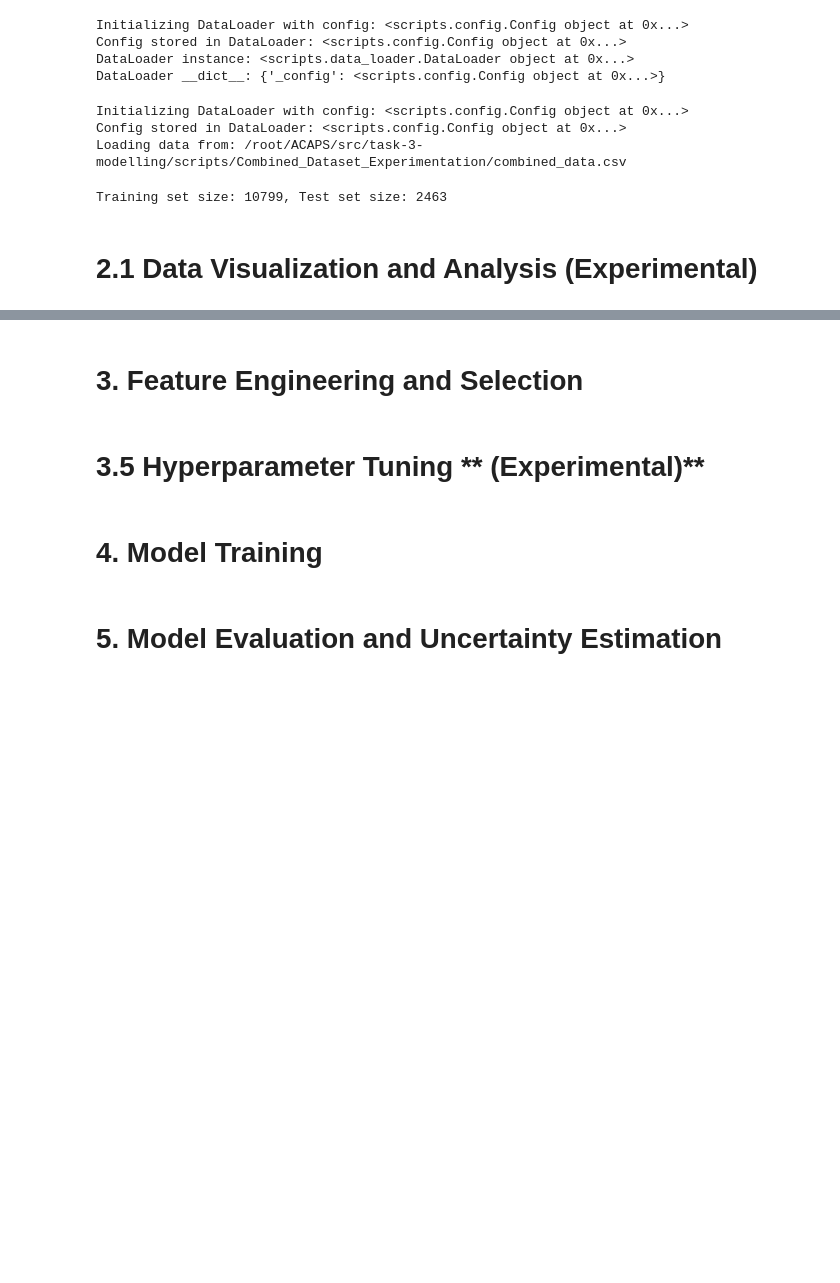
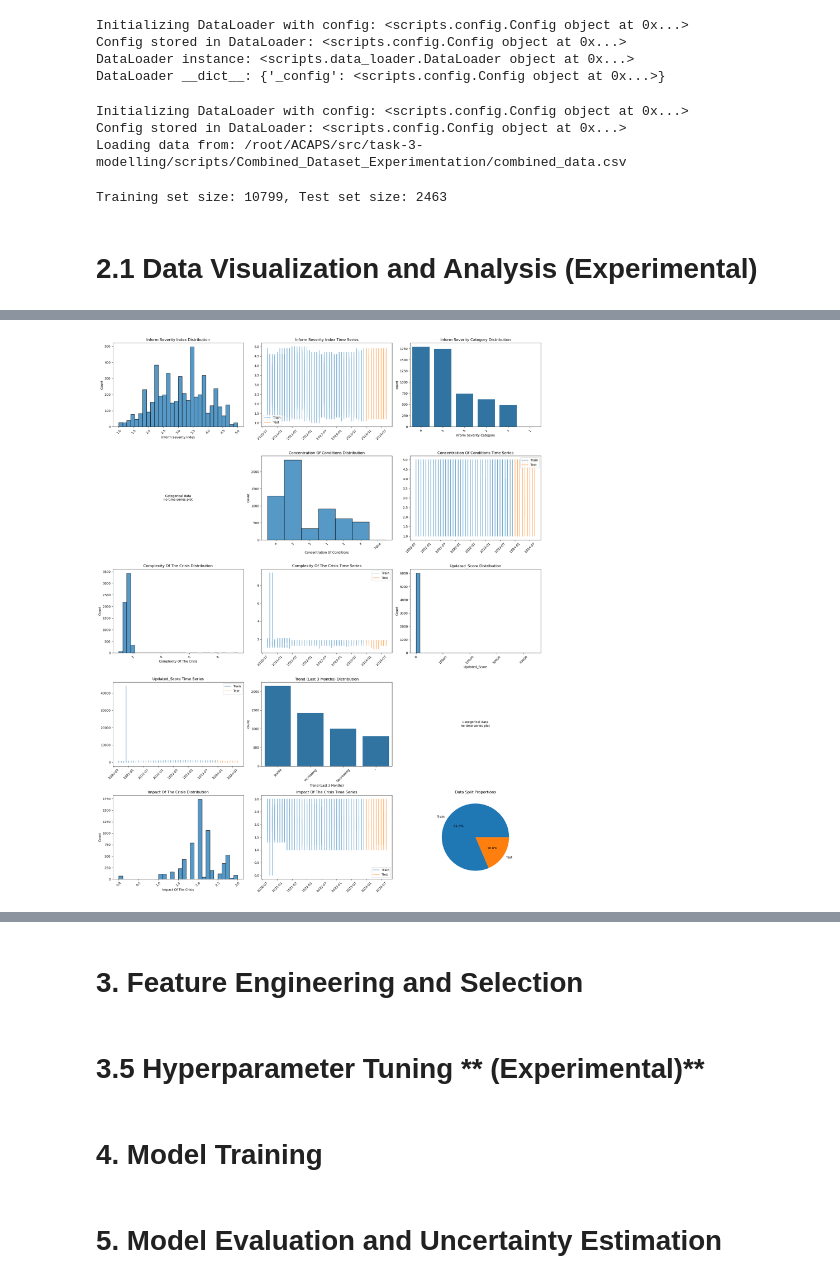
Before and after one commit to kinsDev/Early-Warning-System, a Jupyter notebook: src/task-3-modelling/notebooks/model_training_pipeline.ipynb, the cells around one changed output, grey strips where cells are left out. Cells and saved outputs as stored; diff of their text form; code cells hidden in the pictures; blank space fills up the shorter version.

Commit message:
Data Visualization and Analysis

```diff
--- a/src/task-3-modelling/notebooks/model_training_pipeline.ipynb
+++ b/src/task-3-modelling/notebooks/model_training_pipeline.ipynb
@@ -96,0 +128,12 @@ Training set size: 10799, Test set size: 2463
+# %%
+# Check data types for each target
+for target, specs in config.targets.items():
+    print(f"\nTarget: {target}")
+    for col in specs['columns']:
+        print(f"\nColumn: {col}")
+        print("Data type:", train_df[col].dtype)
+        print("Sample values:", train_df[col].head())
+        print("Number of unique values:", train_df[col].nunique())
+        print("Sample of unique values:", train_df[col].unique()[:5])  # Show first 5 unique values
+        print("Value counts:\n", train_df[col].value_counts().head())  # Show top 5 most common values with their counts
+        print("-" * 50)
@@ -97,36 +158,80 @@ Training set size: 10799, Test set size: 2463
 # %%
- def visualize_batch_data(train_df, test_df, config):
-    plt.figure(figsize=(15, 10))
+def visualize_batch_data(train_df, test_df, config):
+    # Create copies of the dataframes to avoid SettingWithCopyWarning
+    train_df = train_df.copy()
+    test_df = test_df.copy()
 
-    # Plot distribution of target variables
+    total_plots = sum(len(specs['columns']) * 2 for _, specs in config.targets.items()) + 1
+    rows = (total_plots + 2) // 3
+    cols = 3
+
+    plt.figure(figsize=(20, 5*rows))
+    subplot_idx = 1
+
     for target, specs in config.targets.items():
-        plt.subplot(2, 2, 1)
-        sns.histplot(data=train_df[specs['columns']], bins=30)
-        plt.title(f'{target} Distribution in Training Data')
+        for col in specs['columns']:
+            # Convert string numbers to float where applicable
+            if col in ['Inform Severity Index', 'Impact Of The Crisis']:
+                train_df.loc[:, col] = pd.to_numeric(train_df[col], errors='coerce')
+                test_df.loc[:, col] = pd.to_numeric(test_df[col], errors='coerce')
 
-        # Time series plot
-        plt.subplot(2, 2, 2)
-        plt.plot(train_df['date'], train_df[specs['columns']], label='Train')
-        plt.plot(test_df['date'], test_df[specs['columns']], label='Test')
-        plt.title(f'{target} Time Series Split')
-        plt.legend()
+            # Distribution plot
+            plt.subplot(rows, cols, subplot_idx)
+            if col in ['Trend (Last 3 Months)', 'Inform Severity Category']:
+                # Categorical plots
+                sns.countplot(data=train_df, x=col, order=train_df[col].value_counts().index)
+                plt.xticks(rotation=45)
+            else:
+                # Numerical plots
+                sns.histplot(train_df[col].dropna(), bins=30)
+            plt.title(f'{col} Distribution')
+            plt.xticks(rotation=45)
+            subplot_idx += 1
 
-    # Feature correlations
-    plt.subplot(2, 2, 3)
-    feature_corr = train_df[list(config.feature_groups.values())[0]].corr()
-    sns.heatmap(feature_corr, cmap='coolwarm')
-    plt.title('Feature Correlations')
+            # Time series plot
+            plt.subplot(rows, cols, subplot_idx)
+            if col in ['Trend (Last 3 Months)', 'Inform Severity Category']:
+                # Skip time series for categorical data
+                plt.text(0.5, 0.5, 'Categorical data\nno time series plot',
+                        ha='center', va='center')
+                plt.axis('off')
+            else:
+                # Convert to numeric for time series plot
+                train_values = pd.to_numeric(train_df[col], errors='coerce')
+                test_values = pd.to_numeric(test_df[col], errors='coerce')
+                plt.plot(train_df['date'], train_values, label='Train', alpha=0.6)
+                plt.plot(test_df['date'], test_values, label='Test', alpha=0.6)
+                plt.title(f'{col} Time Series')
+                plt.legend()
+                plt.xticks(rotation=45)
+            subplot_idx += 1
 
     # Data split proportions
-    plt.subplot(2, 2, 4)
+    plt.subplot(rows, cols, subplot_idx)
     splits = [len(train_df), len(test_df)]
     plt.pie(splits, labels=['Train', 'Test'], autopct='%1.1f%%')
     plt.title('Data Split Proportions')
 
     plt.tight_layout()
     plt.show()
 
+    # Print statistics
+    print("\nData Distribution Statistics:")
+    print("-" * 50)
+    print(f"Total samples: {len(df)}")
+    print(f"Training samples: {len(train_df)} ({len(train_df)/len(df)*100:.1f}%)")
+    print(f"Testing samples: {len(test_df)} ({len(test_df)/len(df)*100:.1f}%)")
+
+    print("\nTarget Variable Statistics:")
+    print("-" * 50)
+    for target, specs in config.targets.items():
+        print(f"\nTarget: {target}")
+        for col in specs['columns']:
+            print(f"\nColumn: {col}")
+            print("Value counts:\n", train_df[col].value_counts().head())
+            print("Null values:", train_df[col].isnull().sum())
+
+# Call the function
 visualize_batch_data(train_df, test_df, config)
-print(f"Total samples: {len(df)}")
-print(f"Training samples: {len(train_df)} ({len(train_df)/len(df)*100:.1f}%)")
-print(f"Testing samples: {len(test_df)} ({len(test_df)/len(df)*100:.1f}%)")
+# %% [output]
+[figure, added]
```
Also changed, not shown: parts of 4 cells of this notebook.
